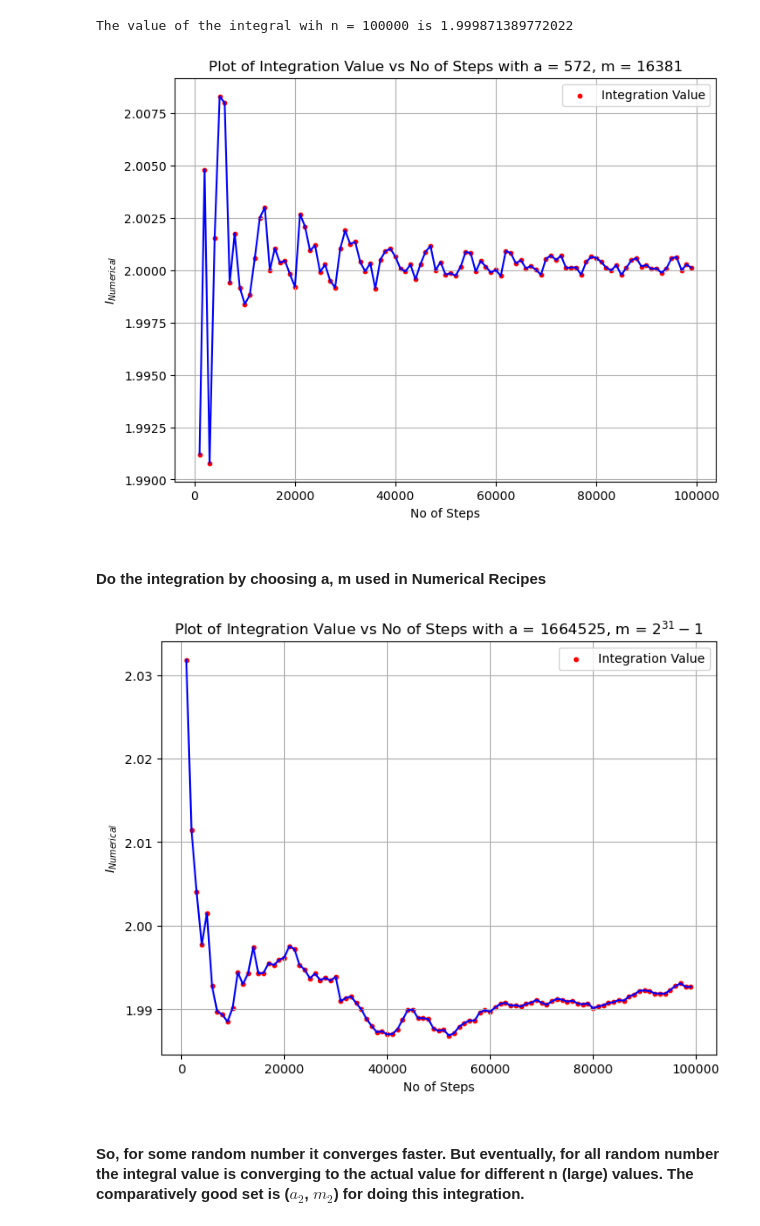
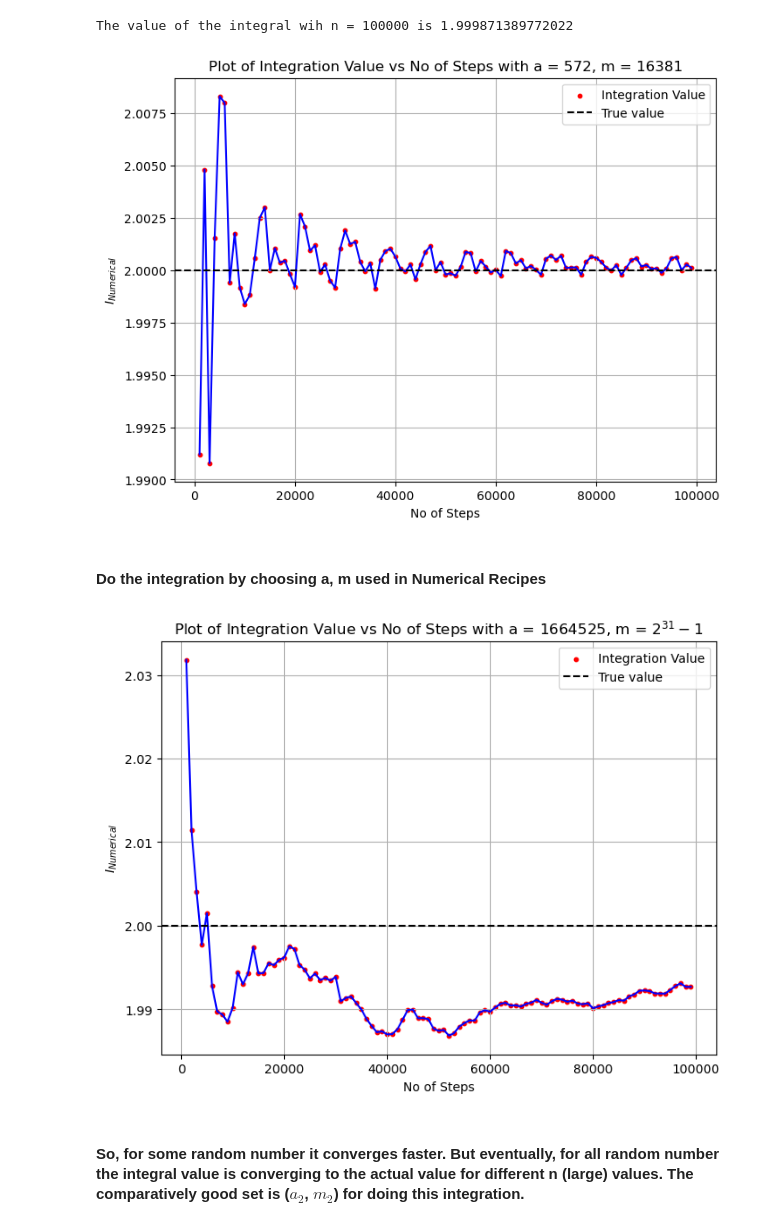
Before and after one commit to jabed-umar/adv-comp-phys, a Jupyter notebook: assign4.ipynb, the cells around one changed output. Cells and saved outputs as stored; diff of their text form; code cells hidden in the pictures.

```diff
--- a/assign4.ipynb
+++ b/assign4.ipynb
@@ -76,23 +77,24 @@ The value of the integral wih n = 100000 is 1.999871389772022
 # %%
 #check the convergence of the integral
 xlist = []
 ylist = []
 import matplotlib.pyplot as plt
 plt.figure(figsize=(8,6))
 for i in trange(1000,100000,1000):
     xlist.append(i)
     ylist.append(monte_carlo_integration(f_i, a = -np.pi/2, b = np.pi/2, n = i, seed = 10, a_lcg = a2, c_lcg = 0, m_lcg = m2))
 
 plt.plot(xlist,ylist,color='blue')
 plt.scatter(xlist,ylist,color='red',s=10,label='Integration Value')
 plt.xlabel('No of Steps')
 plt.ylabel(r'$I_{Numerical}$')
 plt.title(f'Plot of Integration Value vs No of Steps with a = {a2}, m = {m2}')
+plt.axhline(y=2, color="k", linestyle="--", label="True value")
 plt.grid()
 plt.legend()
 plt.show()
 # %% [output]
-[figure, old version]
+[figure, new version]
 # %% [markdown]
 # <h4> Do the integration by choosing a, m used in Numerical Recipes
 # %%
@@ -110,11 +112,12 @@ plt.scatter(xlist,ylist,color='red',s=10,label='Integration Value')
 plt.xlabel('No of Steps')
 plt.ylabel('$I_{Numerical}$')
 plt.title('Plot of Integration Value vs No of Steps with a = 1664525, m = $2^{31}-1$')
+plt.axhline(y=2, color="k", linestyle="--", label="True value")
 plt.grid()
 plt.legend()
 plt.show()
 # %% [output]
-[figure, old version]
+[figure, new version]
 # %% [markdown]
 # <h4> So, for some random number it converges faster. But eventually, for all random number the integral value is converging to the actual value for different n (large)    values. The comparatively good set is ($a_2$, $m_2$) for doing this integration.
 # %% [markdown]
```
Also changed, not shown: parts of 8 cells of this notebook.
